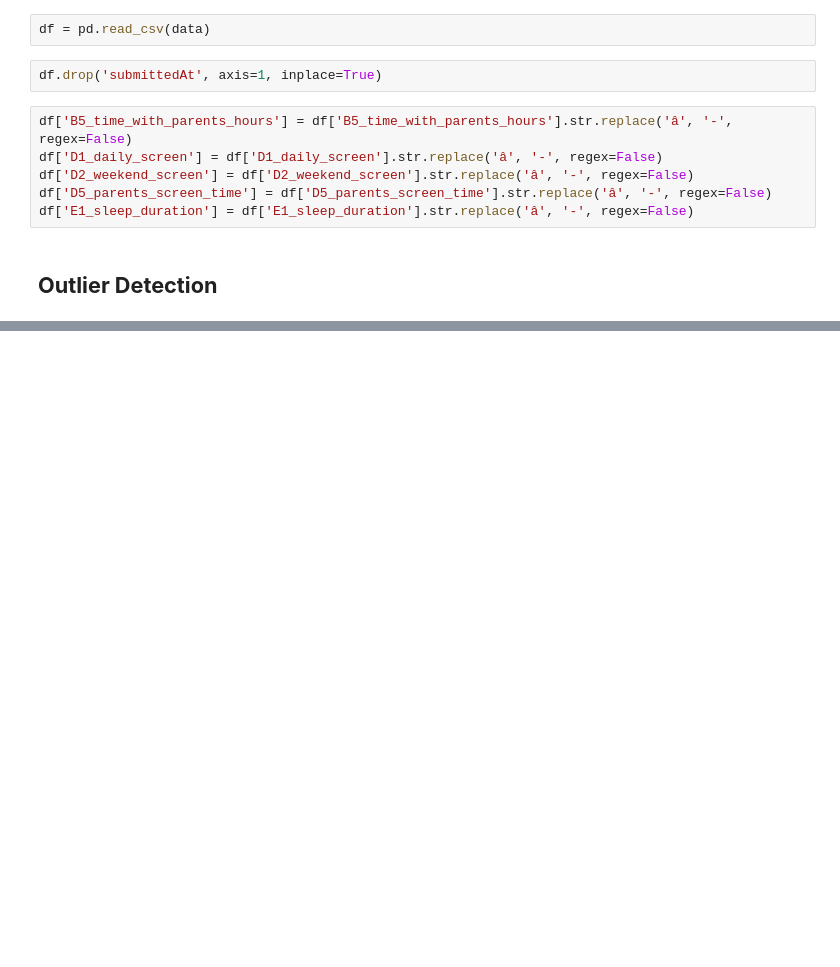
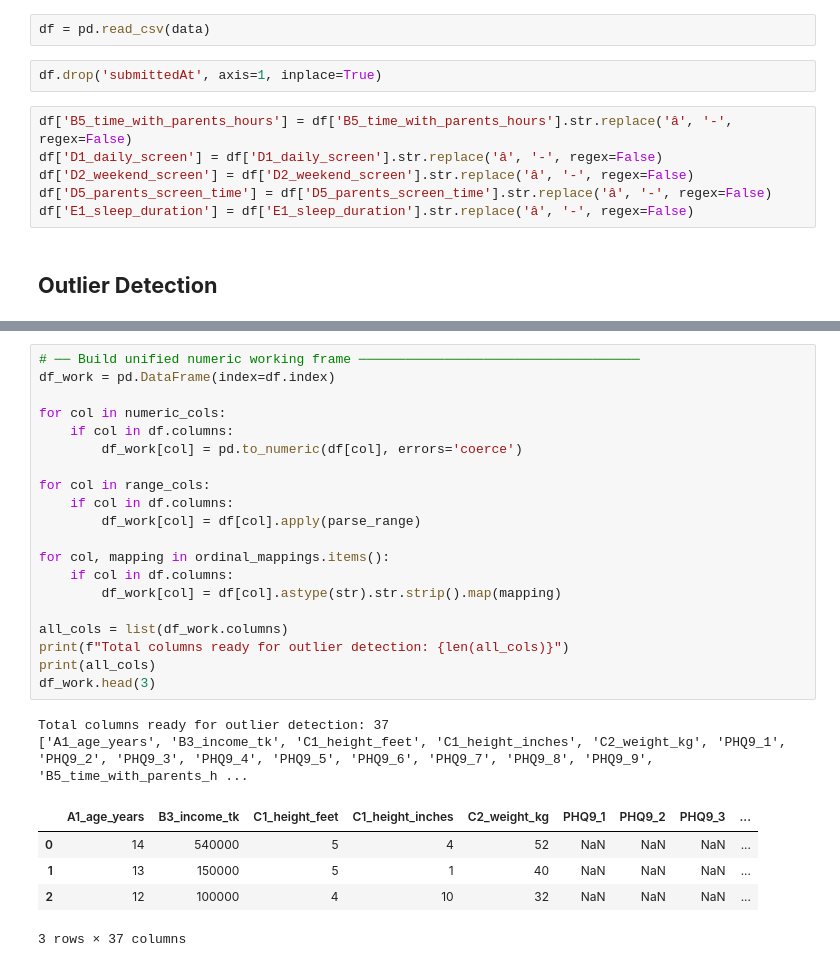
Before and after one commit to arshadziban/team_insightify, a Jupyter notebook: outlier_detection.ipynb, the cells around one changed output, grey strips where cells are left out. Cells and saved outputs as stored; diff of their text form; blank space fills up the shorter version.

```diff
--- a/outlier_detection.ipynb
+++ b/outlier_detection.ipynb
@@ -26,0 +119,28 @@
+# %%
+# ── Build unified numeric working frame ────────────────────────────────────
+df_work = pd.DataFrame(index=df.index)
+
+for col in numeric_cols:
+    if col in df.columns:
+        df_work[col] = pd.to_numeric(df[col], errors='coerce')
+
+for col in range_cols:
+    if col in df.columns:
+        df_work[col] = df[col].apply(parse_range)
+
+for col, mapping in ordinal_mappings.items():
+    if col in df.columns:
+        df_work[col] = df[col].astype(str).str.strip().map(mapping)
+
+all_cols = list(df_work.columns)
+print(f"Total columns ready for outlier detection: {len(all_cols)}")
+print(all_cols)
+df_work.head(3)
+# %% [output]
+Total columns ready for outlier detection: 37
+['A1_age_years', 'B3_income_tk', 'C1_height_feet', 'C1_height_inches', 'C2_weight_kg', 'PHQ9_1', 'PHQ9_2', 'PHQ9_3', 'PHQ9_4', 'PHQ9_5', 'PHQ9_6', 'PHQ9_7', 'PHQ9_8', 'PHQ9_9', 'B5_time_with_parents_h ...
+|  | A1_age_years | B3_income_tk | C1_height_feet | C1_height_inches | C2_weight_kg | PHQ9_1 | PHQ9_2 | PHQ9_3 | ... |
+| 0 | 14 | 540000 | 5 | 4 | 52 | NaN | NaN | NaN | ... |
+| 1 | 13 | 150000 | 5 | 1 | 40 | NaN | NaN | NaN | ... |
+| 2 | 12 | 100000 | 4 | 10 | 32 | NaN | NaN | NaN | ... |
+3 rows × 37 columns
```
Also changed, not shown: parts of 4 cells of this notebook.
